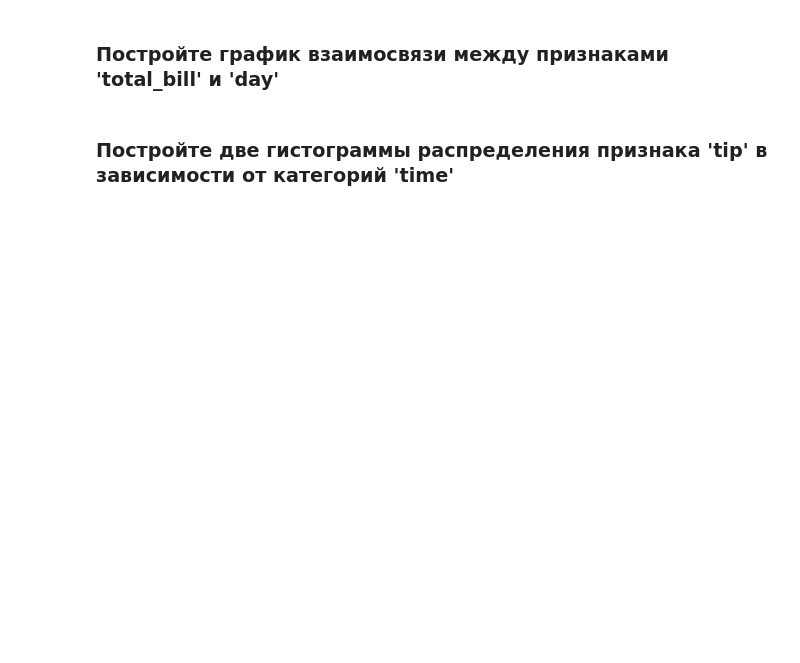
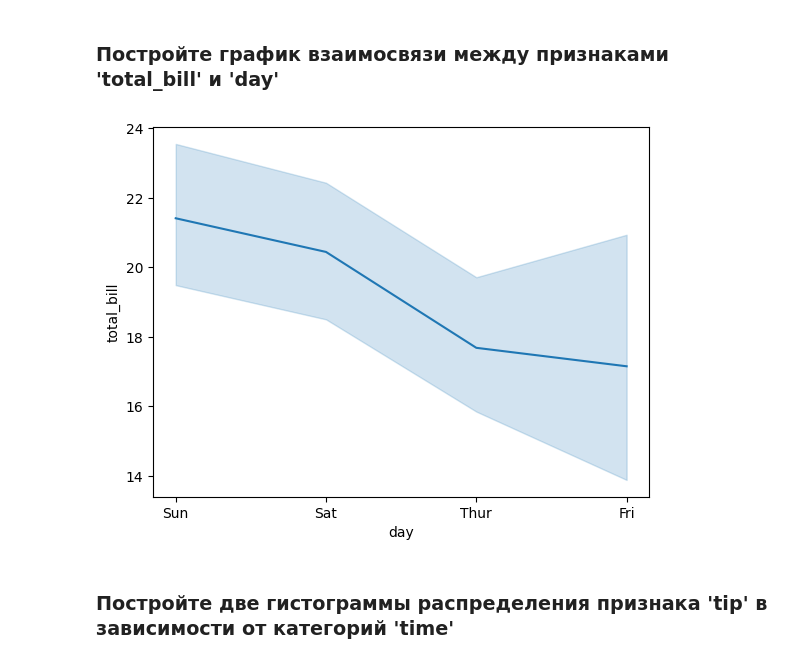
Before and after one commit to nmzaki/OTUS_ML_042024, a Jupyter notebook: homework-4/analyze_and_visualize.ipynb, the cells around one changed output. Cells and saved outputs as stored; diff of their text form; code cells hidden in the pictures; blank space fills up the shorter version.

```diff
--- a/homework-4/analyze_and_visualize.ipynb
+++ b/homework-4/analyze_and_visualize.ipynb
@@ -124,4 +218,8 @@ tips
 # %% [markdown]
 ### Постройте график взаимосвязи между признаками 'total_bill' и 'day'
+# %%
+sns.lineplot(data=tips, x='day', y='total_bill');
+# %% [output]
+[figure, added]
 # %% [markdown]
 ### Постройте две гистограммы распределения признака 'tip' в зависимости от категорий 'time'
```
Also changed, not shown: parts of 19 cells of this notebook.
